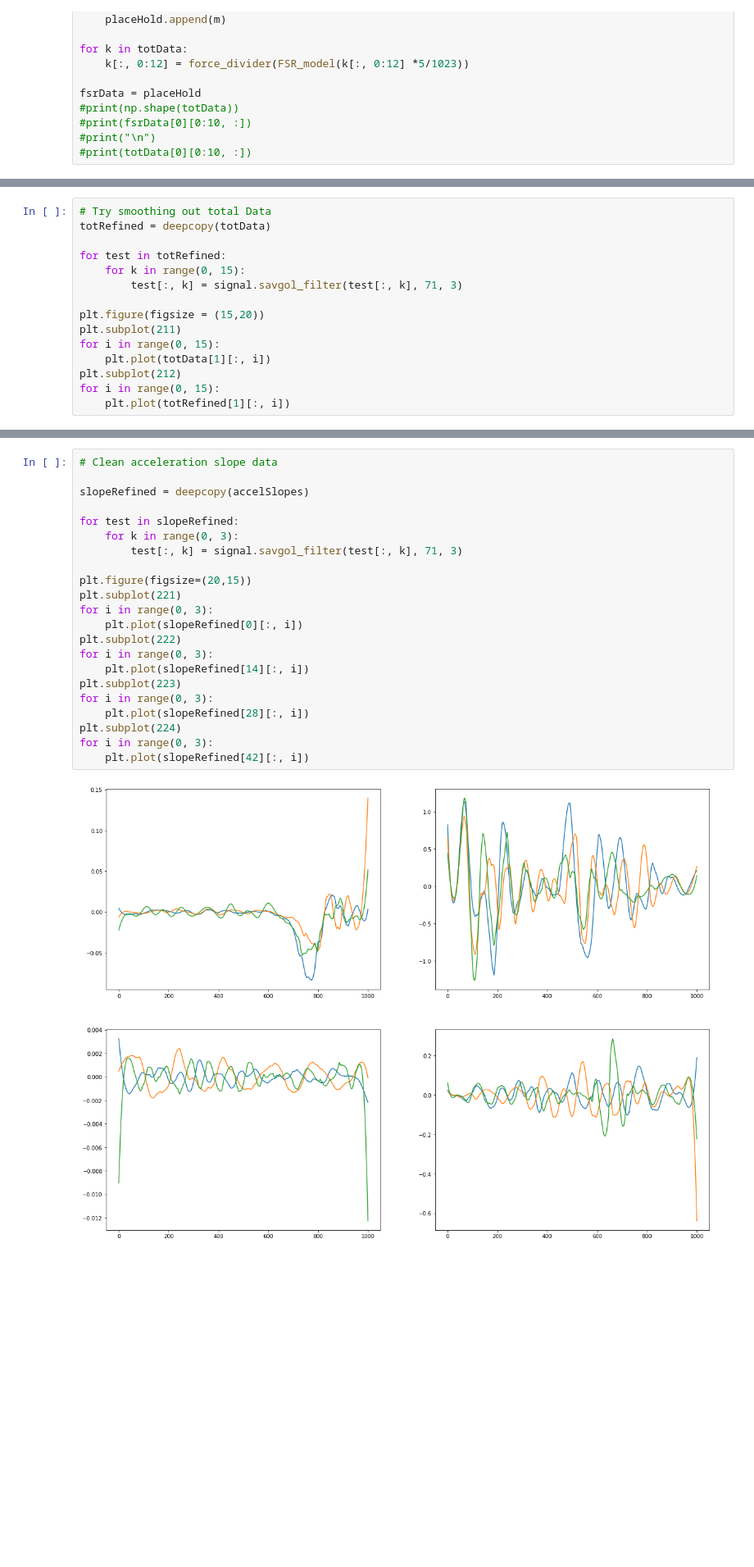
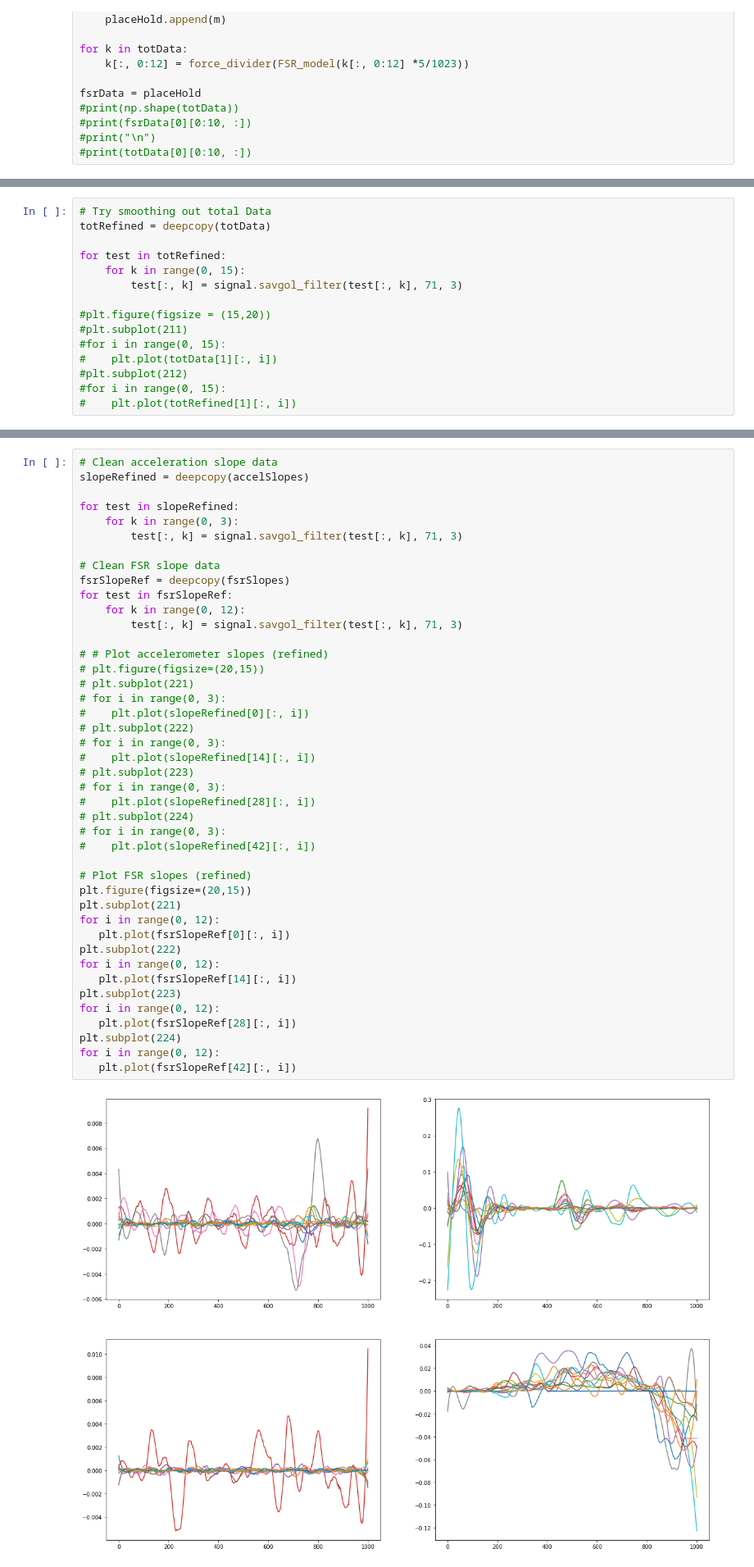
Before and after one commit to yash181/Tensegrity-HRI, a Jupyter notebook: AlbertDP.ipynb, the cells around one changed output, grey strips where cells are left out. Shown at 82% size. Cells and saved outputs as stored; diff of their text form; blank space fills up the shorter version.

```diff
--- a/AlbertDP.ipynb
+++ b/AlbertDP.ipynb
@@ -242,10 +263,10 @@ for test in totRefined:
     for k in range(0, 15):
         test[:, k] = signal.savgol_filter(test[:, k], 71, 3)
 
-plt.figure(figsize = (15,20))
-plt.subplot(211)
-for i in range(0, 15):
-    plt.plot(totData[1][:, i])
-plt.subplot(212)
-for i in range(0, 15):
-    plt.plot(totRefined[1][:, i])
+#plt.figure(figsize = (15,20))
+#plt.subplot(211)
+#for i in range(0, 15):
+#    plt.plot(totData[1][:, i])
+#plt.subplot(212)
+#for i in range(0, 15):
+#    plt.plot(totRefined[1][:, i])
@@ -294,26 +339,47 @@ for i in range(0, 3):
 # %%
 # Clean acceleration slope data
-
 slopeRefined = deepcopy(accelSlopes)
 
 for test in slopeRefined:
     for k in range(0, 3):
         test[:, k] = signal.savgol_filter(test[:, k], 71, 3)
 
+# Clean FSR slope data
+fsrSlopeRef = deepcopy(fsrSlopes)
+for test in fsrSlopeRef:
+    for k in range(0, 12):
+        test[:, k] = signal.savgol_filter(test[:, k], 71, 3)
+
+# # Plot accelerometer slopes (refined)
+# plt.figure(figsize=(20,15))
+# plt.subplot(221)
+# for i in range(0, 3):
+#    plt.plot(slopeRefined[0][:, i])
+# plt.subplot(222)
+# for i in range(0, 3):
+#    plt.plot(slopeRefined[14][:, i])
+# plt.subplot(223)
+# for i in range(0, 3):
+#    plt.plot(slopeRefined[28][:, i])
+# plt.subplot(224)
+# for i in range(0, 3):
+#    plt.plot(slopeRefined[42][:, i])
+
+# Plot FSR slopes (refined)
 plt.figure(figsize=(20,15))
 plt.subplot(221)
-for i in range(0, 3):
-    plt.plot(slopeRefined[0][:, i])
+for i in range(0, 12):
+   plt.plot(fsrSlopeRef[0][:, i])
 plt.subplot(222)
-for i in range(0, 3):
-    plt.plot(slopeRefined[14][:, i])
+for i in range(0, 12):
+   plt.plot(fsrSlopeRef[14][:, i])
 plt.subplot(223)
-for i in range(0, 3):
-    plt.plot(slopeRefined[28][:, i])
+for i in range(0, 12):
+   plt.plot(fsrSlopeRef[28][:, i])
 plt.subplot(224)
-for i in range(0, 3):
-    plt.plot(slopeRefined[42][:, i])
+for i in range(0, 12):
+   plt.plot(fsrSlopeRef[42][:, i])
 # %% [output]
-[figure, old version]
+[figure, new version]
 # %%
 # Create combinations of data arrays
```
Also changed, not shown: parts of 16 cells of this notebook.
